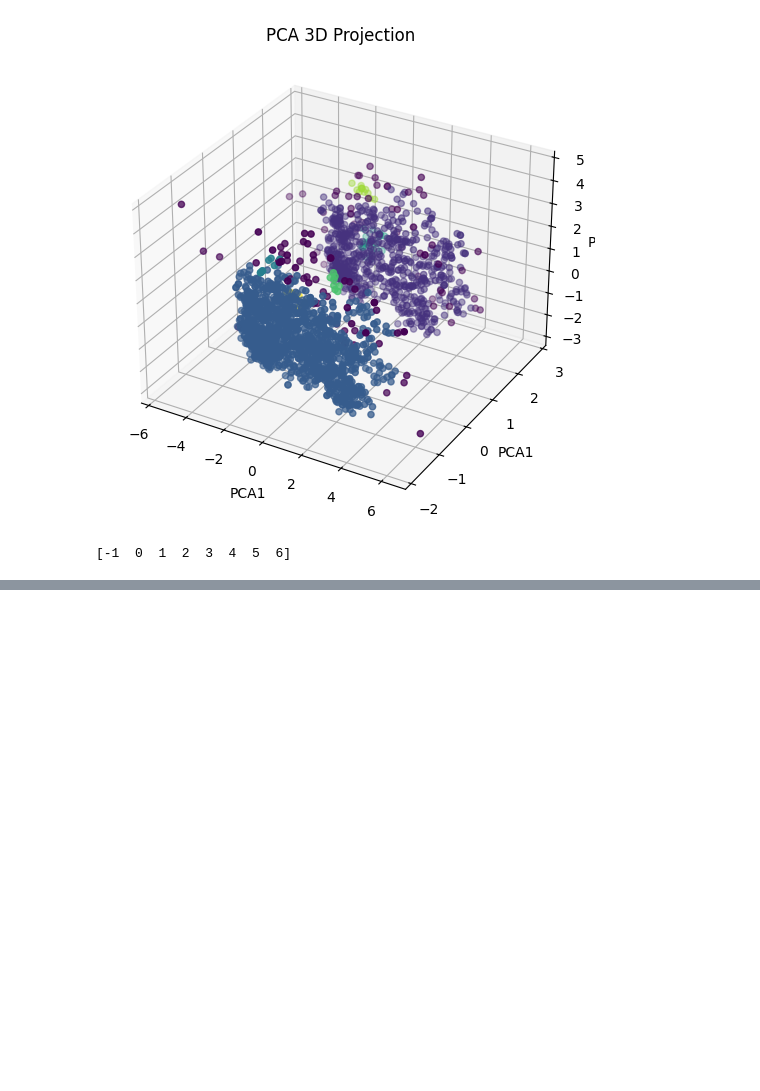
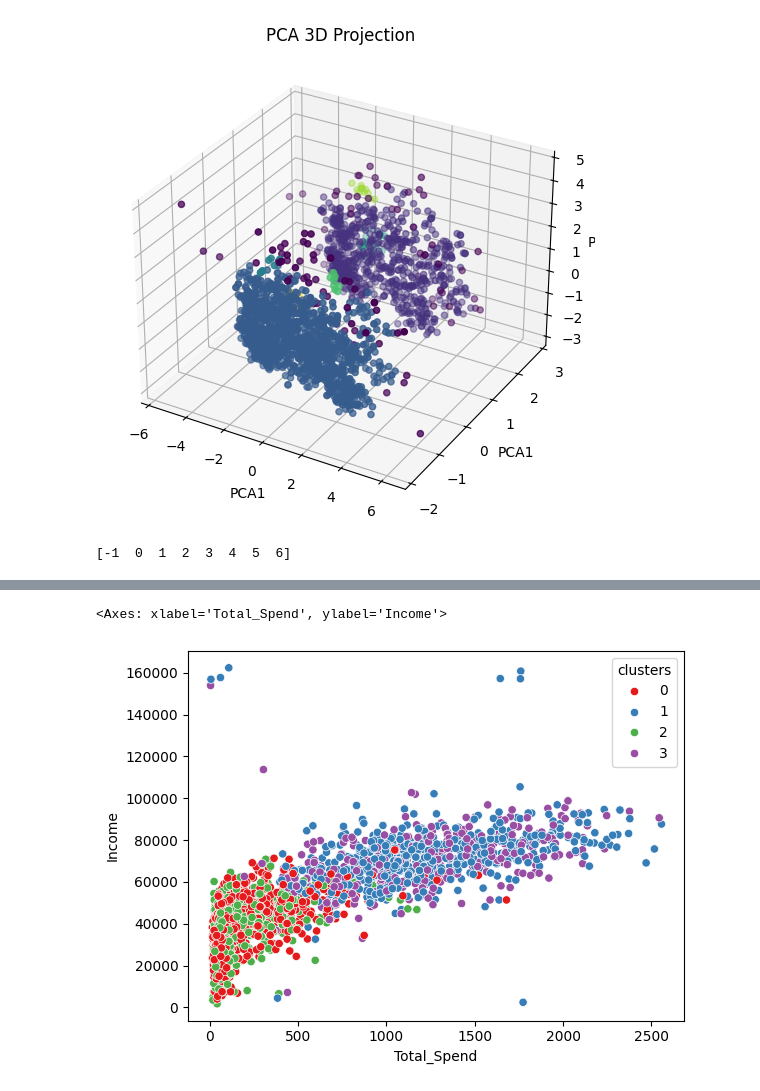
Before and after one commit to Ishu335/Smart-Cart-Clustering-System, a Jupyter notebook: smart_cart.ipynb, the cells around one changed output, grey strips where cells are left out. Saved outputs shown, nothing was run; the diff lists cells and outputs as text; code cells hidden in the pictures; blank space fills up the shorter version.

```diff
--- a/smart_cart.ipynb
+++ b/smart_cart.ipynb
@@ -337,0 +362,5 @@ print(np.unique(lables_db))  # -1 is outliers
+# %%
+sns.scatterplot(x=df_clean["Total_Spend"],y=df_clean["Income"],palette=pal,hue=df_clean["clusters"])
+# %% [output]
+<Axes: xlabel='Total_Spend', ylabel='Income'>
+[figure, added]
```
Also changed, not shown: parts of 6 cells of this notebook, 1 other file.
